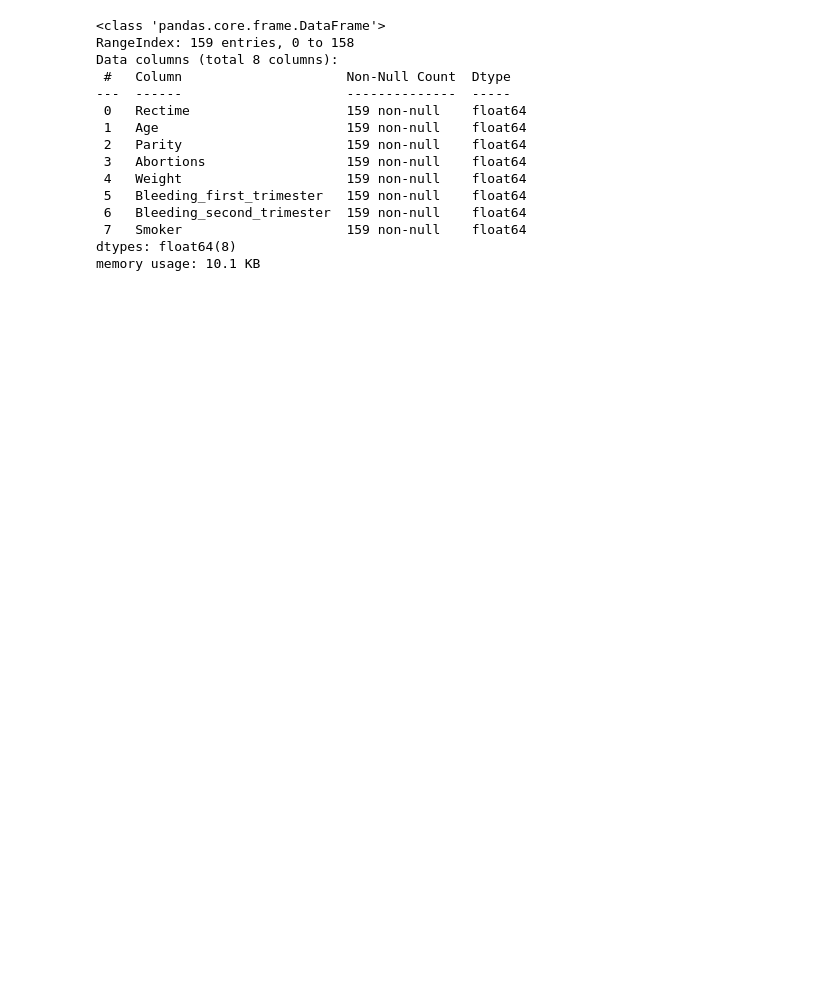
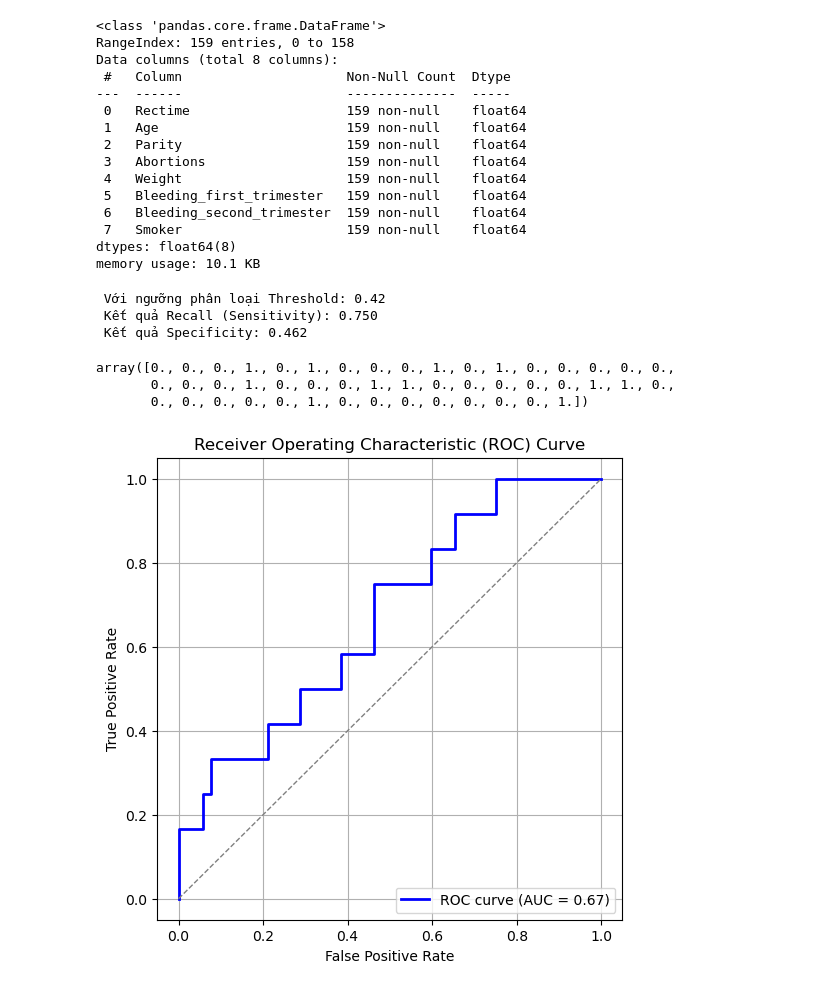
Before and after one commit to trantrongnb/Sinh_non, a Jupyter notebook: metadata_classification.ipynb, the cells around one changed output. Cells and saved outputs as stored; diff of their text form; code cells hidden in the pictures; blank space fills up the shorter version.

```diff
--- a/metadata_classification.ipynb
+++ b/metadata_classification.ipynb
@@ -92,0 +57,2 @@ print(f'Mean AUC over 20x5 folds: {auc:.4f}')
+# %%
+labels=np.array(all_Labels)[:,0]
@@ -92,0 +64,55 @@ print(f'Mean AUC over 20x5 folds: {auc:.4f}')
+# %%
+X_train,X_test,y_train,y_test=train_test_split(X,y,test_size=0.4,random_state=42)
+# %%
+from sklearn.preprocessing import StandardScaler
+scaler=StandardScaler()
+X_train=scaler.fit_transform(X_train)
+X_test=scaler.transform(X_test)
+# %%
+model = LogisticRegression(class_weight='balanced', random_state=0)
+model.fit(X_train,y_train)
+y_proba = model.predict_proba(X_test)[:, 1]
+threshold = 0.42
+y_pred_custom = (y_proba >= threshold).astype(int)
+recall = recall_score(y_test, y_pred_custom)
+cm = confusion_matrix(y_test, y_pred_custom)
+tn, fp, fn, tp = cm.ravel()
+specificity = tn / (tn + fp)
+
+print(f" Với ngưỡng phân loại Threshold: {threshold}")
+print(f" Kết quả Recall (Sensitivity): {recall:.3f}")
+print(f" Kết quả Specificity: {specificity:.3f}")
+# %% [output]
+ Với ngưỡng phân loại Threshold: 0.42
+ Kết quả Recall (Sensitivity): 0.750
+ Kết quả Specificity: 0.462
+# %%
+y_test
+# %% [output]
+array([0., 0., 0., 1., 0., 1., 0., 0., 0., 1., 0., 1., 0., 0., 0., 0., 0.,
+       0., 0., 0., 1., 0., 0., 0., 1., 1., 0., 0., 0., 0., 0., 1., 1., 0.,
+       0., 0., 0., 0., 0., 1., 0., 0., 0., 0., 0., 0., 0., 1.])
+# %%
+import matplotlib.pyplot as plt
+from sklearn.metrics import roc_curve, auc
+
+y_prob = model.predict_proba(X_test)[:, 1]
+
+# Tính FPR, TPR, thresholds
+fpr, tpr, thresholds = roc_curve(y_test, y_prob)
+
+# Tính AUC
+roc_auc = auc(fpr, tpr)
+
+# Vẽ ROC Curve
+plt.figure(figsize=(6,6))
+plt.plot(fpr, tpr, color='blue', lw=2, label=f'ROC curve (AUC = {roc_auc:.2f})')
+plt.plot([0, 1], [0, 1], color='gray', lw=1, linestyle='--')  # đường ngẫu nhiên
+plt.xlabel('False Positive Rate')
+plt.ylabel('True Positive Rate')
+plt.title('Receiver Operating Characteristic (ROC) Curve')
+plt.legend(loc='lower right')
+plt.grid(True)
+plt.show()
+# %% [output]
+[figure, added]
```
Also changed, not shown: parts of 21 cells of this notebook, 1 other file.
